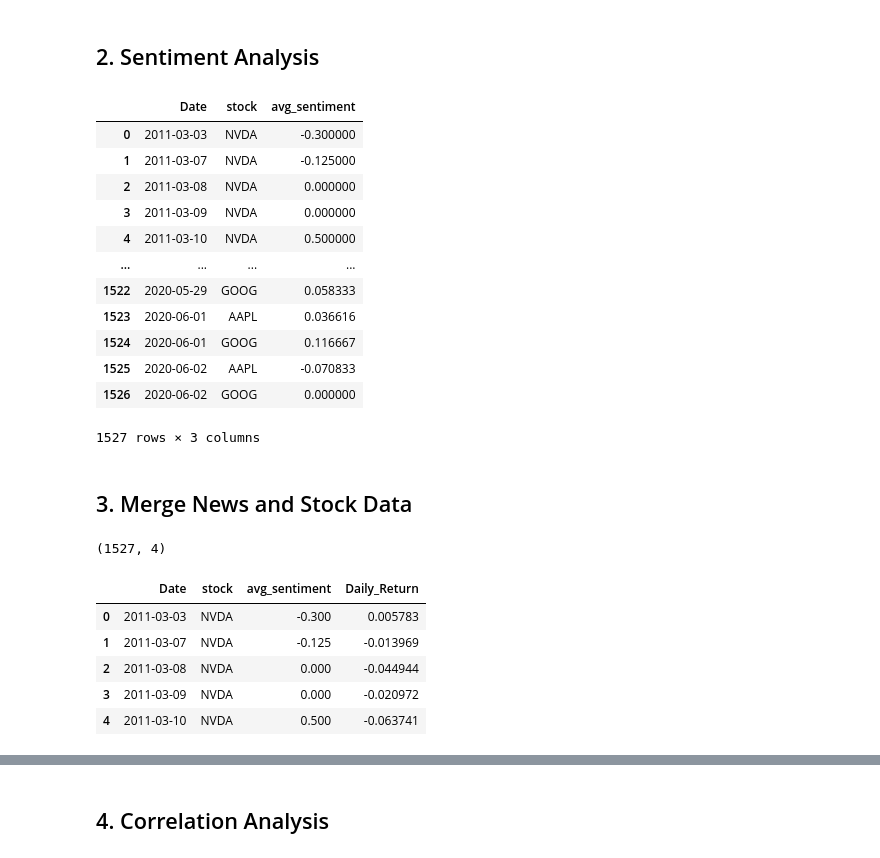
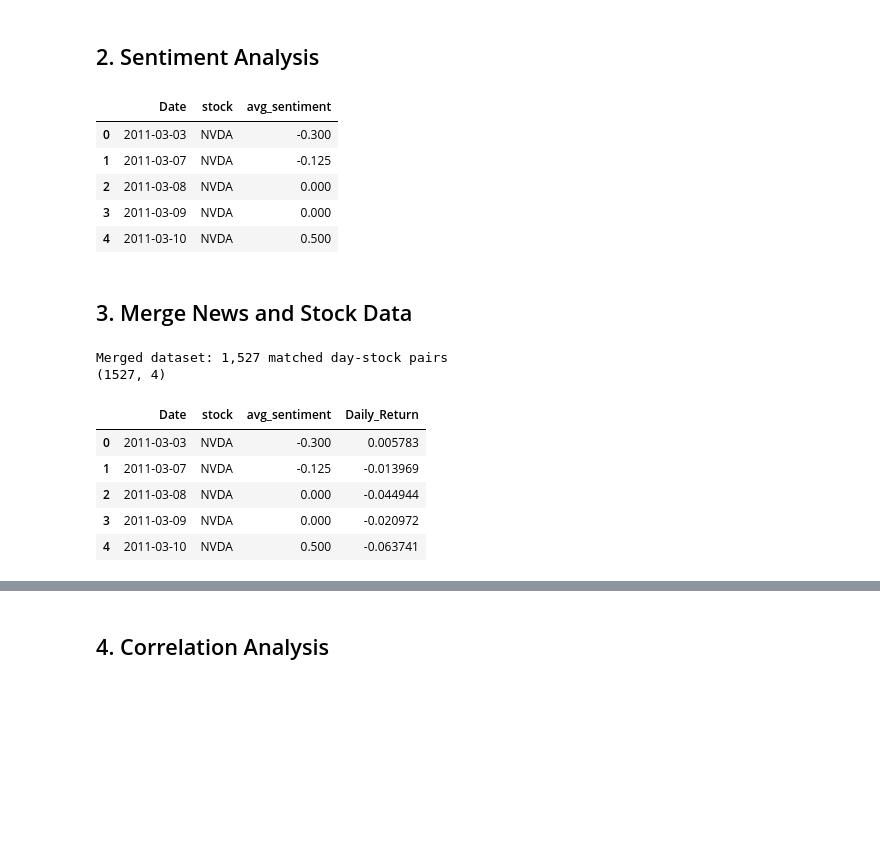
Before and after one commit to nathanaeldereje/financial-news-sentiment-analysis, a Jupyter notebook: notebooks/03_sentiment_correlation.ipynb, the cells around one changed output, grey strips where cells are left out. Saved outputs shown, nothing was run; the diff lists cells and outputs as text; code cells hidden in the pictures; blank space fills up the shorter version.

```diff
--- a/notebooks/03_sentiment_correlation.ipynb
+++ b/notebooks/03_sentiment_correlation.ipynb
@@ -58,14 +52,17 @@ dtype: object
 # %% [markdown]
 ## 2. Sentiment Analysis
 # %%
-from textblob import TextBlob
+news = add_sentiment_scores(news)
 
-def get_sentiment(text: str) -> float:
-    """
-    Compute sentiment polarity of a text.
-    Returns:
-        -1 (negative) to +1 (positive)
-    """
-    if not isinstance(text, str) or text.strip() == "":
-        return 0.0
-    return TextBlob(text).sentiment.polarity
+# Aggregate daily sentiment per stock
+daily_sentiment = aggregate_daily_sentiment(news)
+
+# Quick Check
+daily_sentiment.head()
+# %% [output]
+|  | Date | stock | avg_sentiment |
+| 0 | 2011-03-03 | NVDA | -0.300 |
+| 1 | 2011-03-07 | NVDA | -0.125 |
+| 2 | 2011-03-08 | NVDA | 0.000 |
+| 3 | 2011-03-09 | NVDA | 0.000 |
+| 4 | 2011-03-10 | NVDA | 0.500 |
@@ -82,37 +69,17 @@ daily_sentiment = (
-# %%
-daily_sentiment
-# %% [output]
-|  | Date | stock | avg_sentiment |
-| 0 | 2011-03-03 | NVDA | -0.300000 |
-| 1 | 2011-03-07 | NVDA | -0.125000 |
-| 2 | 2011-03-08 | NVDA | 0.000000 |
-| 3 | 2011-03-09 | NVDA | 0.000000 |
-| 4 | 2011-03-10 | NVDA | 0.500000 |
-| ... | ... | ... | ... |
-| 1522 | 2020-05-29 | GOOG | 0.058333 |
-| 1523 | 2020-06-01 | AAPL | 0.036616 |
-| 1524 | 2020-06-01 | GOOG | 0.116667 |
-| 1525 | 2020-06-02 | AAPL | -0.070833 |
-| 1526 | 2020-06-02 | GOOG | 0.000000 |
-1527 rows × 3 columns
 # %% [markdown]
 ## 3. Merge News and Stock Data
 # %%
-merged = pd.merge(
-    daily_sentiment,
-    stocks[['Date', 'Ticker', 'Daily_Return']],
-    left_on=['Date', 'stock'],
-    right_on=['Date', 'Ticker'],
-    how='inner'
-)
-merged.drop(columns=['Ticker'], inplace=True)  # Clean up
-merged.dropna(subset=['Daily_Return'], inplace=True)
+# merge the daily_sentiment  and stocks data frames for further analysis
+merged = merge_sentiment_and_returns(daily_sentiment, stocks)
 
+# save merged data for the future
+merged.to_csv("../data/processed/news_stock_merged.csv", index=False)
 
 # Quick check
 print(merged.shape)
 merged.head()
 # %% [output]
+Merged dataset: 1,527 matched day-stock pairs
 (1527, 4)
 |  | Date | stock | avg_sentiment | Daily_Return |
 | 0 | 2011-03-03 | NVDA | -0.300 | 0.005783 |
```
Also changed, not shown: parts of 11 cells of this notebook, 4 other files.
